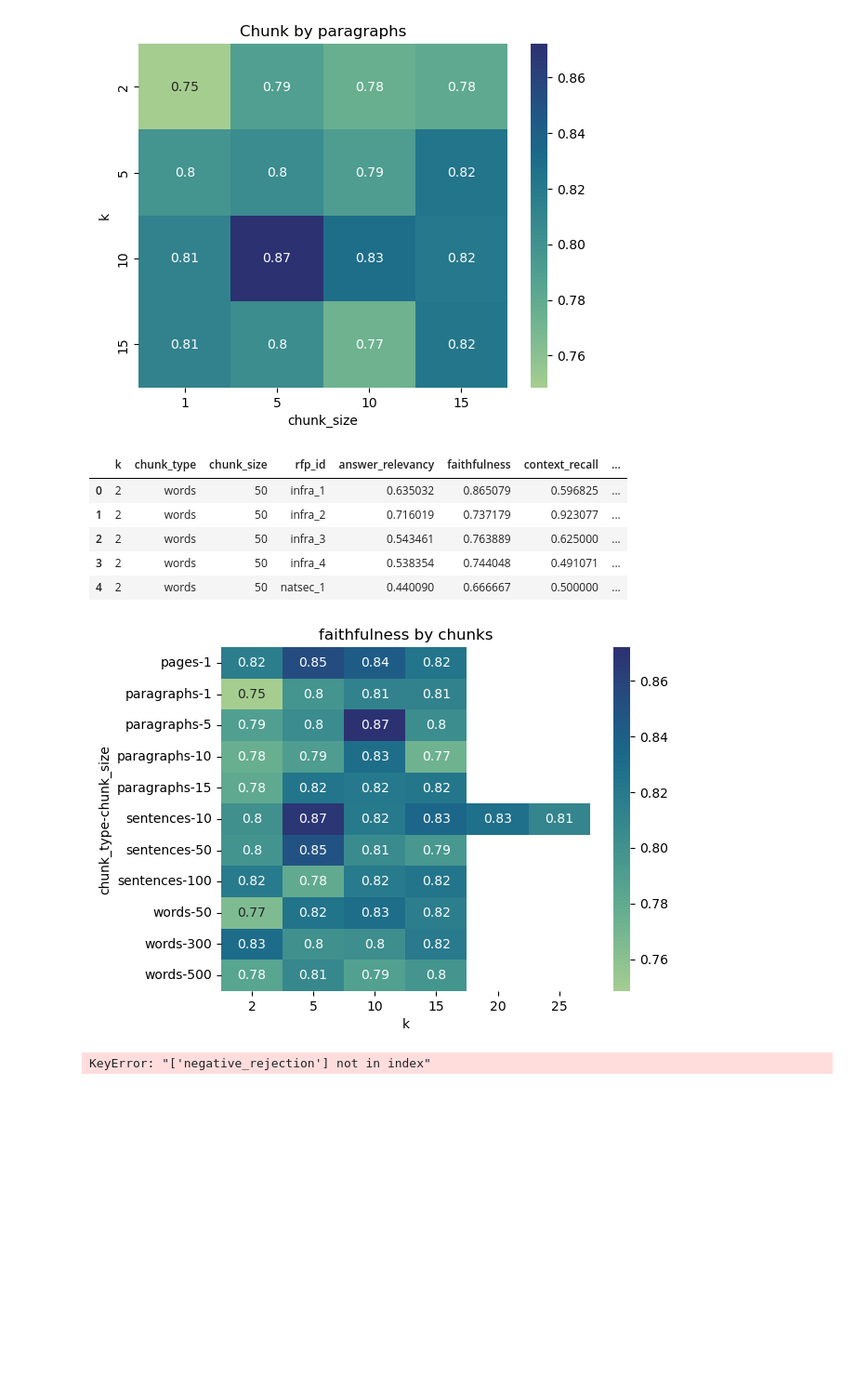
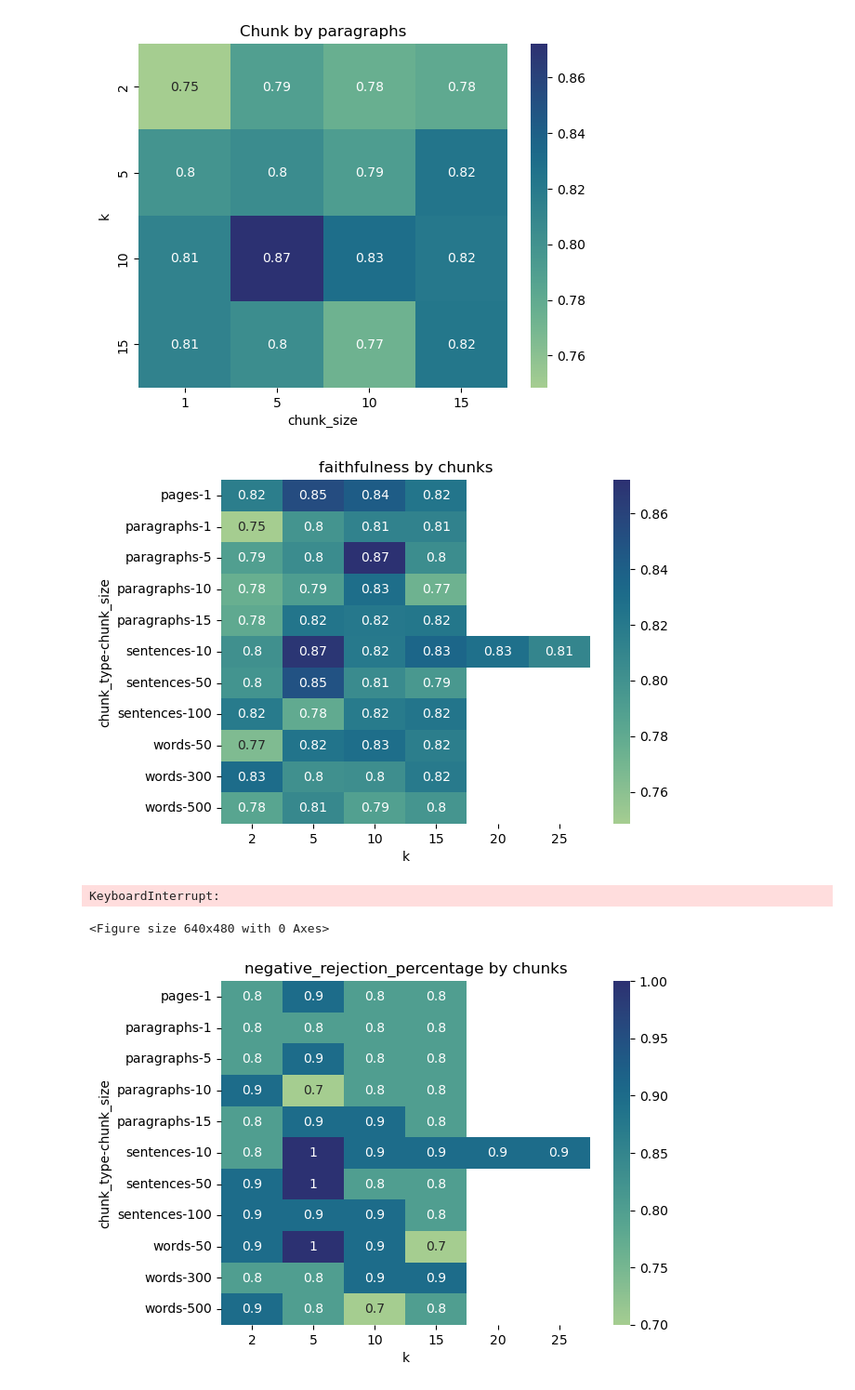
Before and after one commit to xinyicxy/rag-optimization, a Jupyter notebook: rag-sandbox/rfp/r1_metrics_eval.ipynb, the cells around one changed output. Shown at 93% size. Cells and saved outputs as stored; diff of their text form; code cells hidden in the pictures; blank space fills up the shorter version.

Commit message:
Updated sentences10 metric graphs

```diff
--- a/rag-sandbox/rfp/r1_metrics_eval.ipynb
+++ b/rag-sandbox/rfp/r1_metrics_eval.ipynb
@@ -118,6 +118,8 @@ for TOP_K, CHUNK_TYPE, CHUNK_SIZE in list_chunks:
     # For now I'll only load the full dataset metrics, change this if you want to load the other ones.
     dict_metrics = metrics['full_dataset']['full_dataset']
     toAdd |= dict_metrics
+    toAdd["negative_rejection_percentage"] = metrics.get("negative_rejection_percentage", 0) / 100
+
     list_vals.append(toAdd)
 # %%
 df = pd.DataFrame(list_vals)
@@ -256,19 +255,14 @@ def all_chunks_heatmap(df, metric = "faithfulness"):
     sns.heatmap(toPlot.pivot(index=["chunk_type", "chunk_size"], columns="k", values=metric), cmap = "crest", annot = True).set_title(metric + " by chunks")
 # %%
 all_chunks_heatmap(df, "faithfulness")
-df_rfp.head()
 # %% [output]
-|  | k | chunk_type | chunk_size | rfp_id | answer_relevancy | faithfulness | context_recall | ... |
-| 0 | 2 | words | 50 | infra_1 | 0.635032 | 0.865079 | 0.596825 | ... |
-| 1 | 2 | words | 50 | infra_2 | 0.716019 | 0.737179 | 0.923077 | ... |
-| 2 | 2 | words | 50 | infra_3 | 0.543461 | 0.763889 | 0.625000 | ... |
-| 3 | 2 | words | 50 | infra_4 | 0.538354 | 0.744048 | 0.491071 | ... |
-| 4 | 2 | words | 50 | natsec_1 | 0.440090 | 0.666667 | 0.500000 | ... |
 [figure]
+KeyboardInterrupt:
+<Figure size 640x480 with 0 Axes>
-# %%
-all_chunks_heatmap(df_rfp, "negative_rejection")
-# %% [output]
-KeyError: "['negative_rejection'] not in index"
+# %%
+all_chunks_heatmap(df, "negative_rejection_percentage")
+# %% [output]
+[figure, added]
 # %%
 all_chunks_heatmap(df, "context_precision")
 # %% [output]
```
Also changed, not shown: parts of 8 cells of this notebook.
